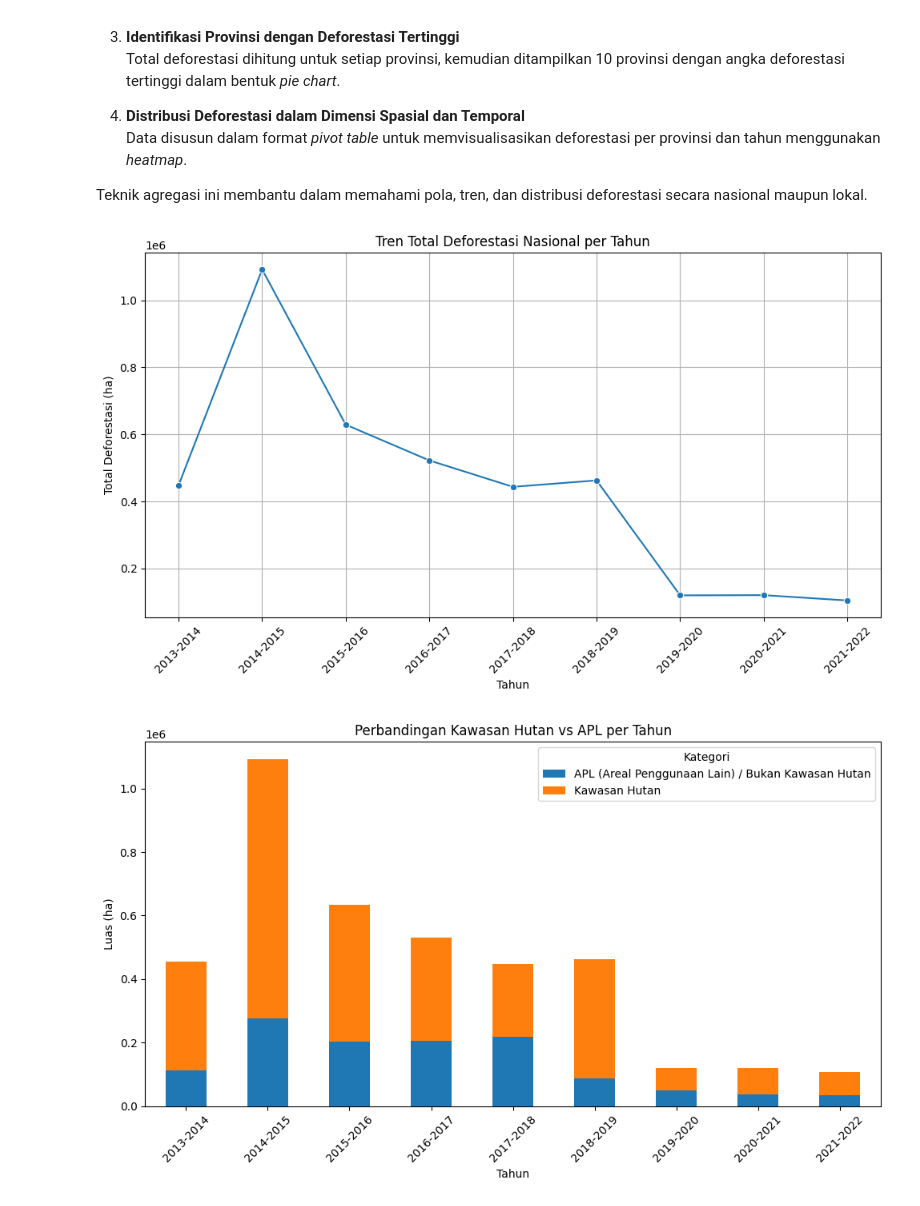
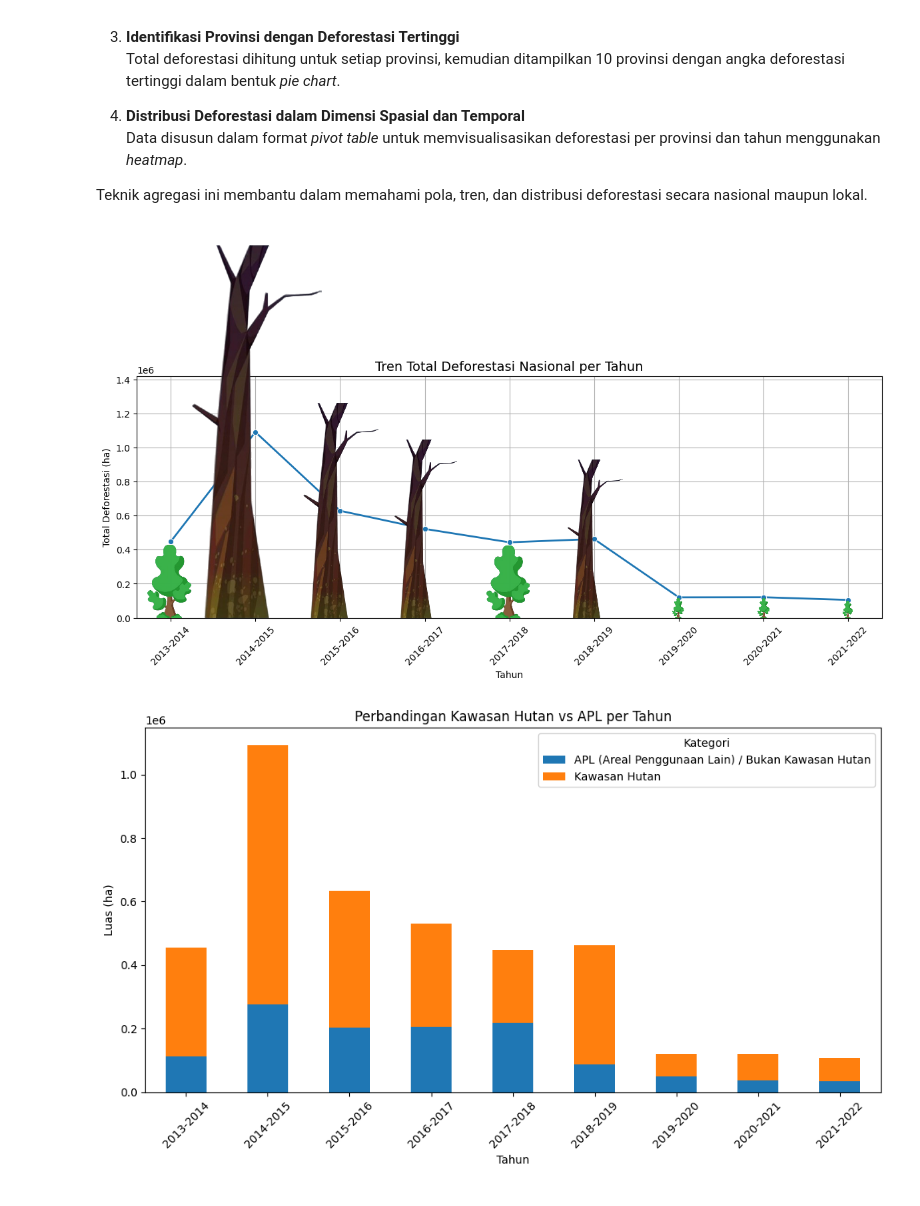
Before and after one commit to rezachairul/TubesVisdat2025, a Jupyter notebook: preprosesing_data_kelompok_9.ipynb, the cells around one changed output. Cells and saved outputs as stored; diff of their text form; code cells hidden in the pictures.

```diff
--- a/preprosesing_data_kelompok_9.ipynb
+++ b/preprosesing_data_kelompok_9.ipynb
@@ -101,29 +101,81 @@ Pada tahap ini, data yang telah dibersihkan diolah lebih lanjut melalui teknik a
 
 Teknik agregasi ini membantu dalam memahami pola, tren, dan distribusi deforestasi secara nasional maupun lokal.
 # %%
-# 1. Tren Total Deforestasi Nasional per Tahun (Line Chart)
 import matplotlib.pyplot as plt
 import seaborn as sns
+from matplotlib.offsetbox import OffsetImage, AnnotationBbox
+import matplotlib.image as mpimg
+import numpy as np
+import os
 
 # Filter kategori deforestasi
 df_deforestasi = df_melted[df_melted['Kategori'].str.contains("Deforestasi", case=False)]
-# df_deforestasi = df_melted[df_melted['Kategori'].str.contains("Deforestasi", case=False)]
 
 # Agregasi total per tahun
 total_per_tahun = df_deforestasi.groupby("Tahun")["Nilai"].sum().reset_index()
+total_per_tahun['Tahun'] = total_per_tahun['Tahun'].astype(str)
 
-# Visualisasi line chart
-plt.figure(figsize=(10, 6))
-sns.lineplot(data=total_per_tahun, x="Tahun", y="Nilai", marker="o")
-plt.title("Tren Total Deforestasi Nasional per Tahun")
-plt.ylabel("Total Deforestasi (ha)")
-plt.xlabel("Tahun")
-plt.xticks(rotation=45)
-plt.grid(True)
+# Cek apakah gambar ada
+img_high_path = "assets/img/high_def.png"
+img_low_path = "assets/img/low_def.png"
+
+if not os.path.exists(img_high_path) or not os.path.exists(img_low_path):
+    raise FileNotFoundError("Pastikan path gambar benar dan file ada!")
+
+# Load gambar
+img_high = mpimg.imread(img_high_path)
+img_low = mpimg.imread(img_low_path)
+
+# Normalisasi nilai
+max_nilai = total_per_tahun['Nilai'].max()
+threshold = total_per_tahun['Nilai'].median()
+
+# Buat figure dan axis
+fig, ax = plt.subplots(figsize=(12, 6))
+
+# Sumbu X numerik agar koordinat AnnotationBbox akurat
+x_pos = np.arange(len(total_per_tahun))
+y_val = total_per_tahun['Nilai'].values
+
+# Garis tren
+sns.lineplot(x=x_pos, y=y_val, ax=ax, marker='o', linewidth=2)
+
+# Tambahkan gambar dari sumbu Y = 0
+for i, row in total_per_tahun.iterrows():
+    nilai = row['Nilai']
+    tahun = row['Tahun']
+    img = img_high if nilai > threshold else img_low
+
+    # Hitung zoom agar tinggi gambar sama dengan nilai Y (proporsional)
+    tinggi_gambar_visual = nilai
+    zoom = (tinggi_gambar_visual / max_nilai) * 0.5  # kamu bisa sesuaikan skala 0.5 agar cocok secara visual
+
+    imagebox = OffsetImage(img, zoom=zoom)
+
+    # Posisi gambar di tengah antara y=0 dan y=nilai (agar mencakup dari 0 sampai nilai)
+    ab = AnnotationBbox(
+        imagebox,
+        (x_pos[i], 0),           # titik tengah y dari gambar
+        frameon=False,
+        box_alignment=(0.5, 0)      # gambar disisipkan dari tengah
+    )
+    ax.add_artist(ab)
+
+# Atur label sumbu X
+ax.set_xticks(x_pos)
+ax.set_xticklabels(total_per_tahun['Tahun'], rotation=45)
+
+# Label dan grid
+ax.set_title("Tren Total Deforestasi Nasional per Tahun", fontsize=14)
+ax.set_ylabel("Total Deforestasi (ha)")
+ax.set_xlabel("Tahun")
+ax.set_ylim(0, max_nilai * 1.3)  # beri ruang di atas agar gambar muat
+ax.grid(True)
+
 plt.tight_layout()
 plt.show()
 # %% [output]
-[figure, old version]
+[figure, new version]
 # %%
 # 2. Perbandingan Kawasan Hutan vs APL per Tahun (Stacked Bar Chart)
 # Filter data yang mengandung 'Kawasan Hutan' atau 'APL'
```
Also changed, not shown: 4 other files.
